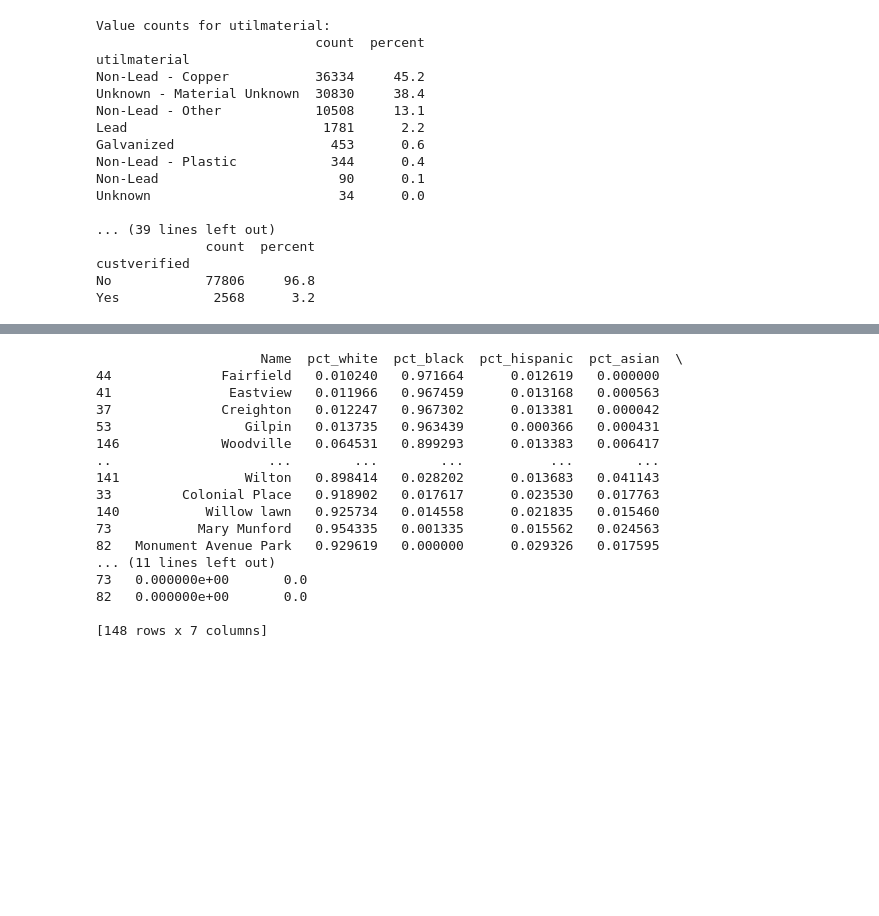
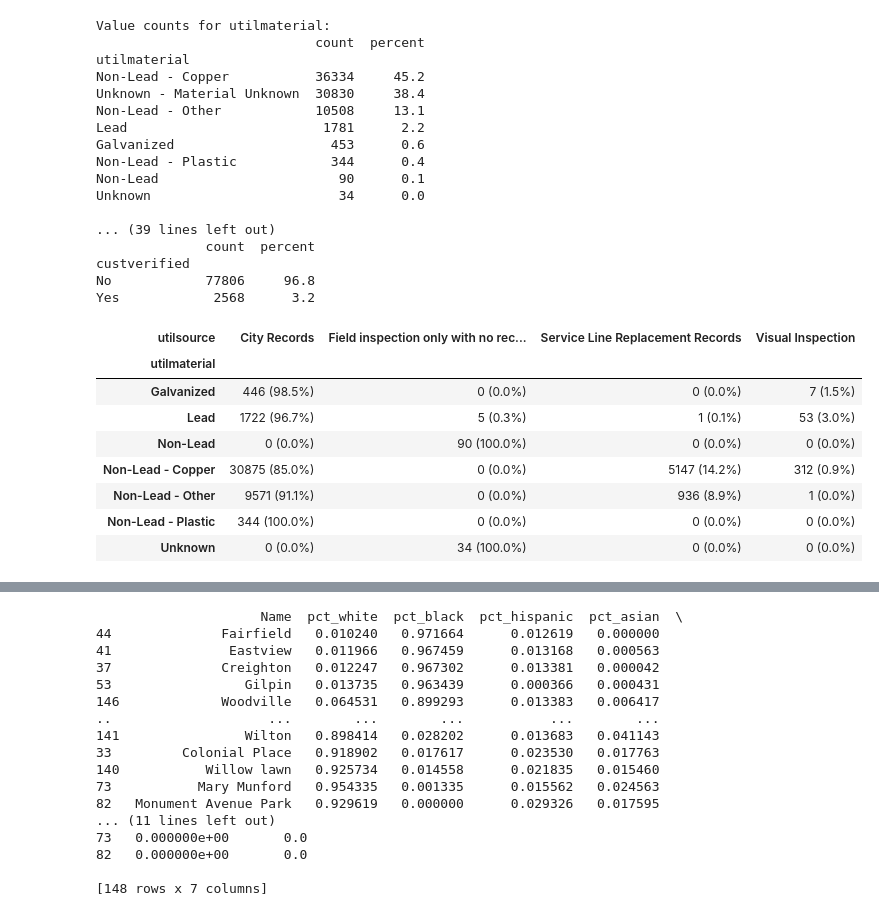
Before and after one commit to bradkellseconomics/RVA-GIS-Work, a Jupyter notebook: lead_ead.ipynb, the cells around one changed output, grey strips where cells are left out. Cells and saved outputs as stored; diff of their text form; code cells hidden in the pictures; blank space fills up the shorter version.

```diff
--- a/lead_ead.ipynb
+++ b/lead_ead.ipynb
@@ -59,3 +59,20 @@ Unknown                        34      0.0
 custverified
 No            77806     96.8
 Yes            2568      3.2
+# %%
+# What types of sources tend to what kinds of utility materials?
+ct = pd.crosstab(df["utilmaterial"], df["utilsource"])
+ct_percent = pd.crosstab(df["utilmaterial"], df["utilsource"], normalize="index") * 100
+
+combined = ct.astype(int).astype(str) + " (" + ct_percent.round(1).astype(str) + "%)"
+combined
+# %% [output]
+| utilsource | City Records | Field inspection only with no rec... | Service Line Replacement Records | Visual Inspection |
+| utilmaterial |  |  |  |  |
+| Galvanized | 446 (98.5%) | 0 (0.0%) | 0 (0.0%) | 7 (1.5%) |
+| Lead | 1722 (96.7%) | 5 (0.3%) | 1 (0.1%) | 53 (3.0%) |
+| Non-Lead | 0 (0.0%) | 90 (100.0%) | 0 (0.0%) | 0 (0.0%) |
+| Non-Lead - Copper | 30875 (85.0%) | 0 (0.0%) | 5147 (14.2%) | 312 (0.9%) |
+| Non-Lead - Other | 9571 (91.1%) | 0 (0.0%) | 936 (8.9%) | 1 (0.0%) |
+| Non-Lead - Plastic | 344 (100.0%) | 0 (0.0%) | 0 (0.0%) | 0 (0.0%) |
+| Unknown | 0 (0.0%) | 34 (100.0%) | 0 (0.0%) | 0 (0.0%) |
```
Also changed, not shown: parts of 3 cells of this notebook.
